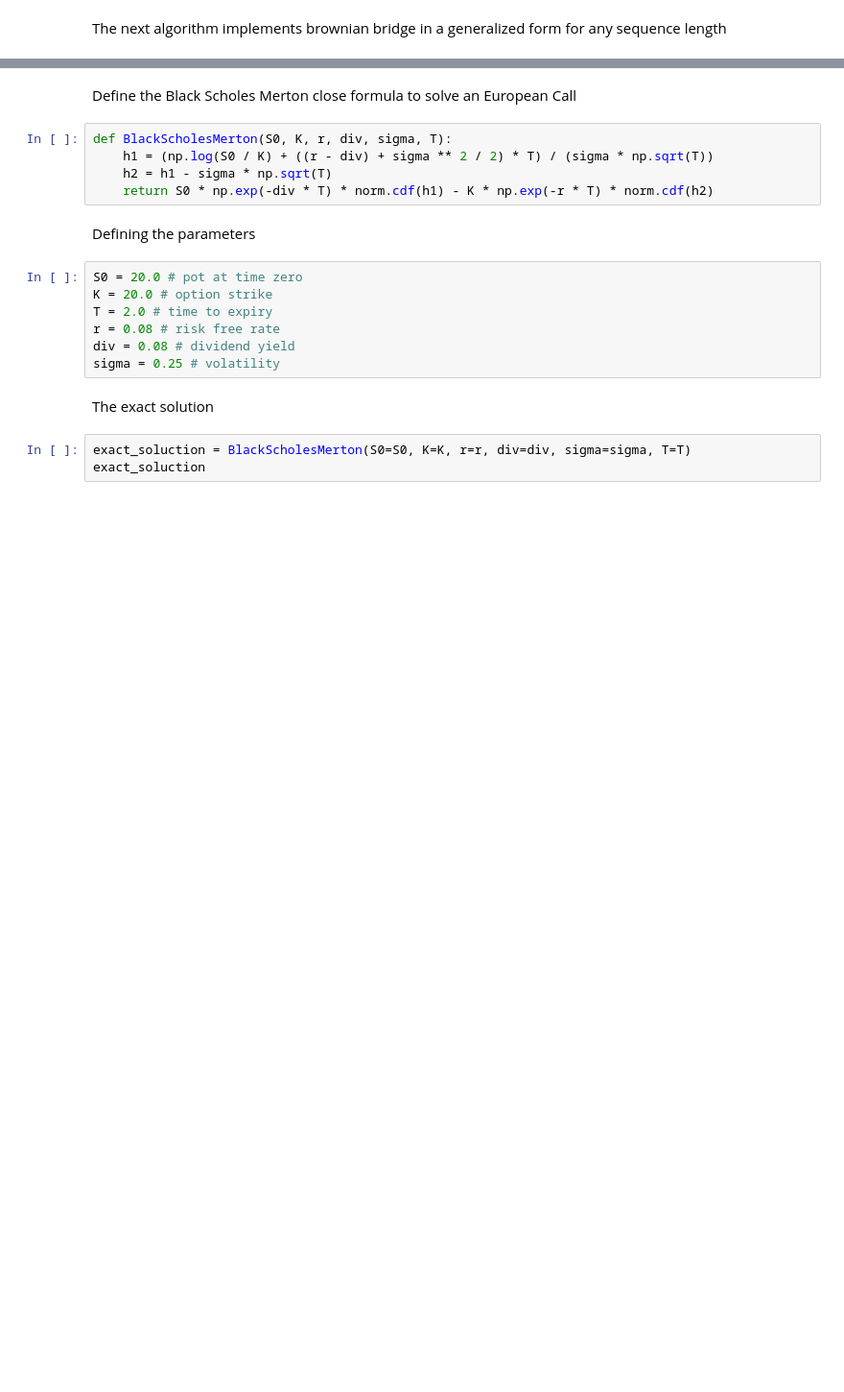
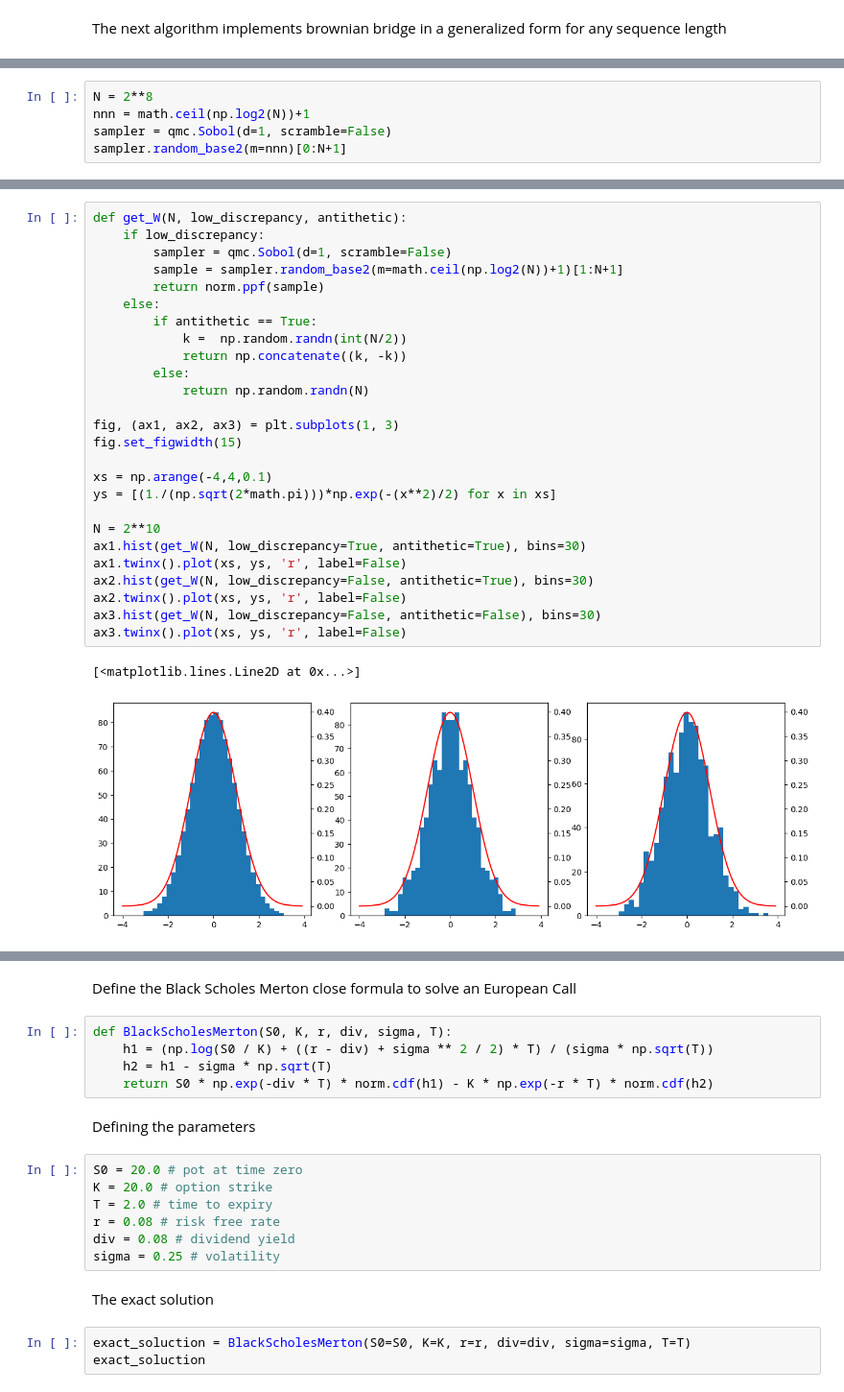
Before and after one commit to fbristotti/cqf, a Jupyter notebook: final/final.ipynb, the cells around one changed output, grey strips where cells are left out. Shown at 96% size. Cells and saved outputs as stored; diff of their text form; blank space fills up the shorter version.

```diff
--- a/final/final.ipynb
+++ b/final/final.ipynb
@@ -383,0 +416,5 @@ plt.hist(aaa, bins=30)
+# %%
+N = 2**8
+nnn = math.ceil(np.log2(N))+1
+sampler = qmc.Sobol(d=1, scramble=False)
+sampler.random_base2(m=nnn)[0:N+1]
@@ -383,0 +439,29 @@ plt.hist(aaa, bins=30)
+# %%
+def get_W(N, low_discrepancy, antithetic):
+    if low_discrepancy:
+        sampler = qmc.Sobol(d=1, scramble=False)
+        sample = sampler.random_base2(m=math.ceil(np.log2(N))+1)[1:N+1]
+        return norm.ppf(sample)
+    else:
+        if antithetic == True:
+            k =  np.random.randn(int(N/2))
+            return np.concatenate((k, -k))
+        else:
+            return np.random.randn(N)
+
+fig, (ax1, ax2, ax3) = plt.subplots(1, 3)
+fig.set_figwidth(15)
+
+xs = np.arange(-4,4,0.1)
+ys = [(1./(np.sqrt(2*math.pi)))*np.exp(-(x**2)/2) for x in xs]
+
+N = 2**10
+ax1.hist(get_W(N, low_discrepancy=True, antithetic=True), bins=30)
+ax1.twinx().plot(xs, ys, 'r', label=False)
+ax2.hist(get_W(N, low_discrepancy=False, antithetic=True), bins=30)
+ax2.twinx().plot(xs, ys, 'r', label=False)
+ax3.hist(get_W(N, low_discrepancy=False, antithetic=False), bins=30)
+ax3.twinx().plot(xs, ys, 'r', label=False)
+# %% [output]
+[<matplotlib.lines.Line2D at 0x...>]
+[figure, added]
```
Also changed, not shown: parts of 9 cells of this notebook, 2 other files.
